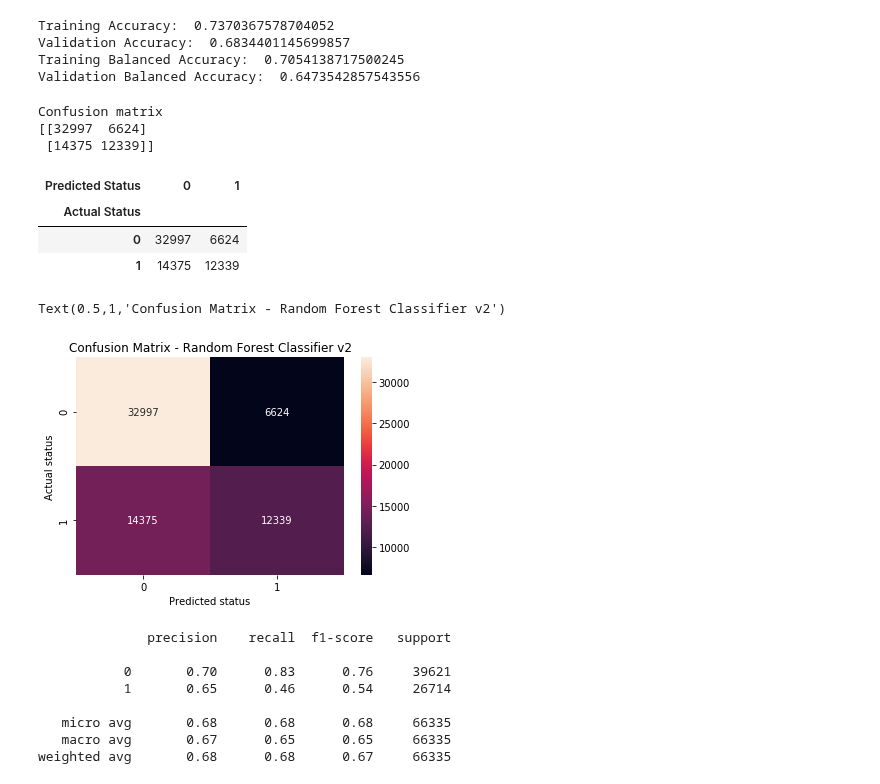
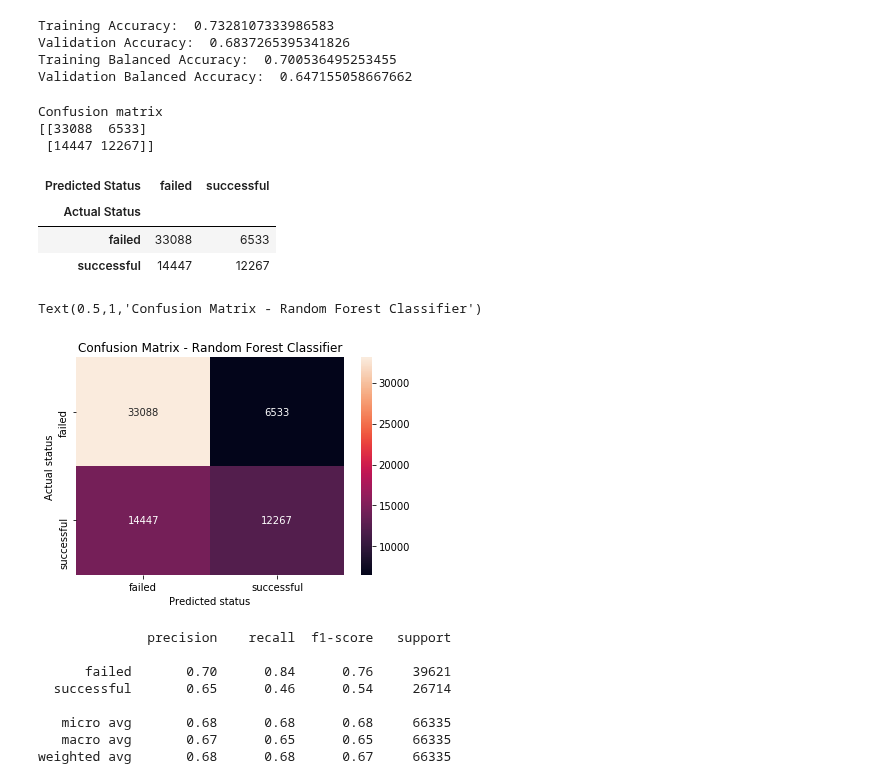
Before and after one commit to liberrhythm/mlvu-kickstarter-project, a Jupyter notebook: kickstarter-random-forest-analysis.ipynb, the cells around one changed output. Drawn from its saved outputs; the diff is of its cells as text; code cells hidden in the pictures.

```diff
--- a/kickstarter-random-forest-analysis.ipynb
+++ b/kickstarter-random-forest-analysis.ipynb
@@ -46,13 +46,6 @@ y_val['state'] = y_val['state'].astype('category')
 # flatten 1-column dataframe into series
 y_train = y_train['state']
 y_val = y_val['state']
-# %%
-def binary_encode(state):
-    if state == 'successful': return 1
-    else: return 0
-
-y_train['state'] = [binary_encode(state) for state in y_train['state']]
-y_val['state'] = [binary_encode(state) for state in y_val['state']]
 # %%
 # START OF MY RANDOM FOREST MODEL
 # %%
@@ -60,7 +53,7 @@ y_val['state'] = [binary_encode(state) for state in y_val['state']]
 # https://chrisalbon.com/machine_learning/trees_and_forests/random_forest_classifier_example/
 # http://dataaspirant.com/2017/06/26/random-forest-classifier-python-scikit-learn/
 from sklearn.ensemble import RandomForestClassifier
-clf = RandomForestClassifier(n_estimators=100, random_state=0, max_depth=1000, min_samples_split=10, min_samples_leaf=4, criterion='entropy')
+clf = RandomForestClassifier(n_estimators=100, random_state=0, max_depth=1000, min_samples_split=10, min_samples_leaf=4, criterion='gini')
 # clf.fit(x_train, y_train)
 # %%
 # clf.get_params()
@@ -98,10 +91,10 @@ print ("Validation Accuracy: ", accuracy_score(y_val, predictions))
 print ("Training Balanced Accuracy: ", balanced_accuracy_score(y_train, training_predictions))
 print ("Validation Balanced Accuracy: ", balanced_accuracy_score(y_val, predictions))
 # %% [output]
-Training Accuracy:  0.7370367578704052
-Validation Accuracy:  0.6834401145699857
-Training Balanced Accuracy:  0.7054138717500245
-Validation Balanced Accuracy:  0.6473542857543556
+Training Accuracy:  0.7328107333986583
+Validation Accuracy:  0.6837265395341826
+Training Balanced Accuracy:  0.700536495253455
+Validation Balanced Accuracy:  0.647155058667662
 # %%
 # confusion matrix basic stats
 cm = confusion_matrix(y_val, predictions)
@@ -111,24 +104,24 @@ print(cm)
 pd.crosstab(y_val, predictions, rownames=['Actual Status'], colnames=['Predicted Status'])
 # %% [output]
 Confusion matrix
-[[32997  6624]
- [14375 12339]]
+[[33088  6533]
+ [14447 12267]]
-| Predicted Status | 0 | 1 |
+| Predicted Status | failed | successful |
 | Actual Status |  |  |
-| 0 | 32997 | 6624 |
-| 1 | 14375 | 12339 |
+| failed | 33088 | 6533 |
+| successful | 14447 | 12267 |
 # %%
 # best confusion matrix depiction using seaborn heatmap
 class_names = y_val.unique()
 df_cm = pd.DataFrame(cm, index=class_names, columns=class_names)
 fig = plt.figure()
 heatmap = sn.heatmap(df_cm, annot=True, fmt="d")
 plt.xlabel('Predicted status')
 plt.ylabel('Actual status')
-plt.title('Confusion Matrix - Random Forest Classifier v2')
+plt.title('Confusion Matrix - Random Forest Classifier')
 # %% [output]
-Text(0.5,1,'Confusion Matrix - Random Forest Classifier v2')
+Text(0.5,1,'Confusion Matrix - Random Forest Classifier')
-[figure, old version]
+[figure, new version]
 # %%
 # classification report with relevant statistics
 cr = classification_report(y_val, predictions)
@@ -136,8 +129,8 @@ print(cr)
 # %% [output]
               precision    recall  f1-score   support
 
-           0       0.70      0.83      0.76     39621
-           1       0.65      0.46      0.54     26714
+      failed       0.70      0.84      0.76     39621
+  successful       0.65      0.46      0.54     26714
 
    micro avg       0.68      0.68      0.68     66335
    macro avg       0.67      0.65      0.65     66335
```
Also changed, not shown: parts of 4 cells of this notebook, 19 other files.
